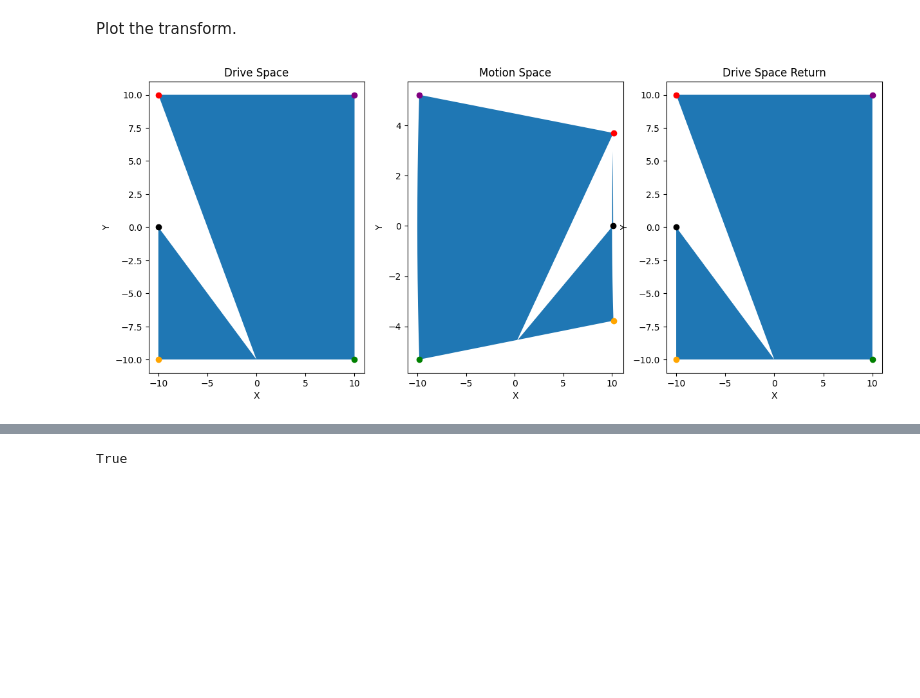
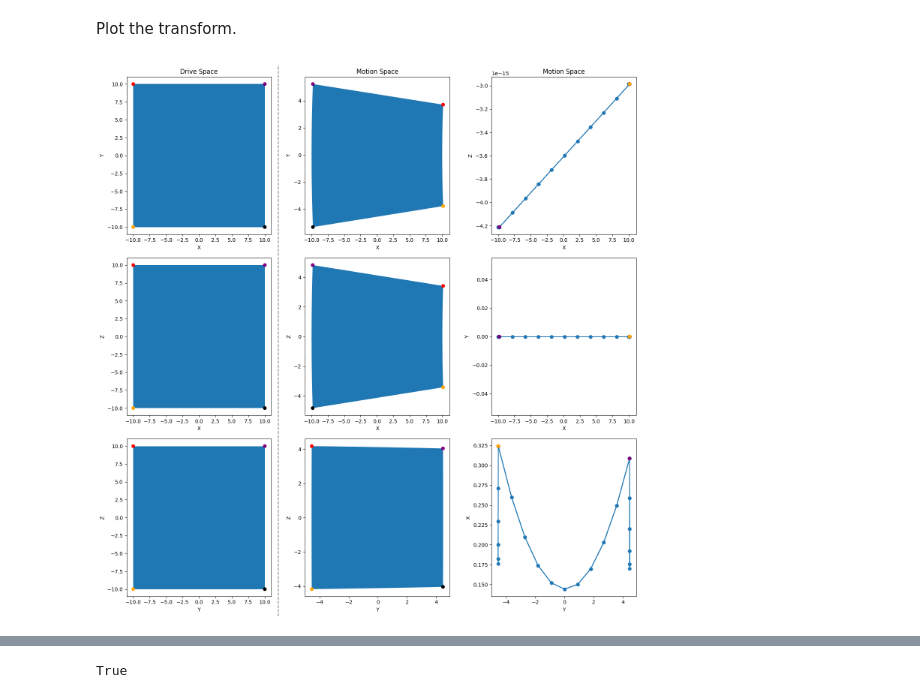
Before and after one commit to BaPSF/bapsf_motion, a Jupyter notebook: docs/notebooks/transform/LaPDXYZTransform.ipynb, the cells around one changed output, grey strips where cells are left out. Saved outputs shown, nothing was run; the diff lists cells and outputs as text; code cells hidden in the pictures; blank space fills up the shorter version.

```diff
--- a/docs/notebooks/transform/LaPDXYZTransform.ipynb
+++ b/docs/notebooks/transform/LaPDXYZTransform.ipynb
@@ -213,29 +226,79 @@ Plot the transform.
 # %%
 figwidth, figheight = plt.rcParams["figure.figsize"]
 figwidth = 1.4 * figwidth
-figheight = figheight
-fig, axs = plt.subplots(1, 3, figsize=[figwidth, figheight])
+figheight = figwidth
+fig, axs = plt.subplots(
+    3, 3, figsize=[figwidth, figheight], layout="constrained",
+)
+fig.set_constrained_layout_pads(w_pad=0.2, h_pad=0.1)
 
-axs[0].set_title("Drive Space")
-axs[1].set_title("Motion Space")
-axs[2].set_title("Drive Space Return")
+axs[0, 0].set_title("Drive Space")
+axs[0, 1].set_title("Motion Space")
+axs[0, 2].set_title("Motion Space")
+
+mkp = tr(key_points, to_coords="motion_space")
 
 for ii in range(3):
-    axs[ii].set_xlabel("X")
-    axs[ii].set_ylabel("Y")
+    if ii == 0:  # xy-plane
+        p0 = 0
+        p1 = [1, 1, 2]
 
-axs[0].fill(points[...,0], points[...,1])
-axs[1].fill(mpoints[...,0], mpoints[...,1])
-axs[2].fill(dpoints[...,0], dpoints[...,1])
+        axs[ii, 0].set_xlabel("X")
+        axs[ii, 0].set_ylabel("Y")
 
-for pt, color in zip(
-    key_points.tolist(),
-    ["red", "orange", "green", "purple", "black"]
-):
-    mpt = tr(pt, to_coords="motion_space")
-    dpt = tr(mpt, to_coords="drive")
-    axs[0].plot(pt[0], pt[1], 'o', color=color)
-    axs[1].plot(mpt[..., 0], mpt[..., 1], 'o', color=color)
-    axs[2].plot(dpt[..., 0], dpt[..., 1], 'o', color=color)
+        axs[ii, 1].set_xlabel("X")
+        axs[ii, 1].set_ylabel("Y")
+
+        axs[ii, 2].set_xlabel("X")
+        axs[ii, 2].set_ylabel("Z")
+    elif ii == 1:  # xz-plane
+        p0 = 0
+        p1 = [2, 2, 1]
+
+        axs[ii, 0].set_xlabel("X")
+        axs[ii, 0].set_ylabel("Z")
+
+        axs[ii, 1].set_xlabel("X")
+        axs[ii, 1].set_ylabel("Z")
+
+        axs[ii, 2].set_xlabel("X")
+        axs[ii, 2].set_ylabel("Y")
+    else:  # yz-plane
+        p0 = 1
+        p1 = [2, 2, 0]
+
+        axs[ii, 0].set_xlabel("Y")
+        axs[ii, 0].set_ylabel("Z")
+
+        axs[ii, 1].set_xlabel("Y")
+        axs[ii, 1].set_ylabel("Z")
+
+        axs[ii, 2].set_xlabel("Y")
+        axs[ii, 2].set_ylabel("X")
+
+    i_start = ii * npoints_in_plane
+    i_stop = i_start + npoints_in_plane
+
+    axs[ii, 0].fill(points[i_start:i_stop, p0], points[i_start:i_stop, p1[0]])
+    axs[ii, 1].fill(mpoints[i_start:i_stop, p0], mpoints[i_start:i_stop, p1[1]])
+    axs[ii, 2].plot(mpoints[i_start:i_stop, p0], mpoints[i_start:i_stop, p1[2]], "-o")
+
+    i_start = ii * 4
+    i_stop = i_start +  4
+    colors = ["red", "orange", "black", "purple"]
+
+    axs[ii, 0].scatter(key_points[i_start:i_stop, p0], key_points[i_start:i_stop, p1[0]], c=colors)
+    axs[ii, 1].scatter(mkp[i_start:i_stop, p0], mkp[i_start:i_stop, p1[1]], c=colors)
+    axs[ii, 2].scatter(mkp[i_start:i_stop, p0], mkp[i_start:i_stop, p1[2]], c=colors, zorder=10)
+
+# Get the bounding boxes of the axes including text decorations
+r = fig.canvas.get_renderer()
+get_bbox = lambda ax: ax.get_tightbbox(r).transformed(fig.transFigure.inverted())
+bboxes = np.array(list(map(get_bbox, axs.flat)), mtrans.Bbox).reshape((*axs.shape, 2, 2))
+
+# Draw vertical divider between the different space plots
+x = bboxes[:, 0, 1, 0].mean() - 1.15 * (0.2 / figwidth)
+line = plt.Line2D([x, x], [0,1], transform=fig.transFigure, color="gray", linestyle="--")
+fig.add_artist(line);
 # %% [output]
-[figure, old version]
+[figure, new version]
```
Also changed, not shown: parts of 36 cells of this notebook.
